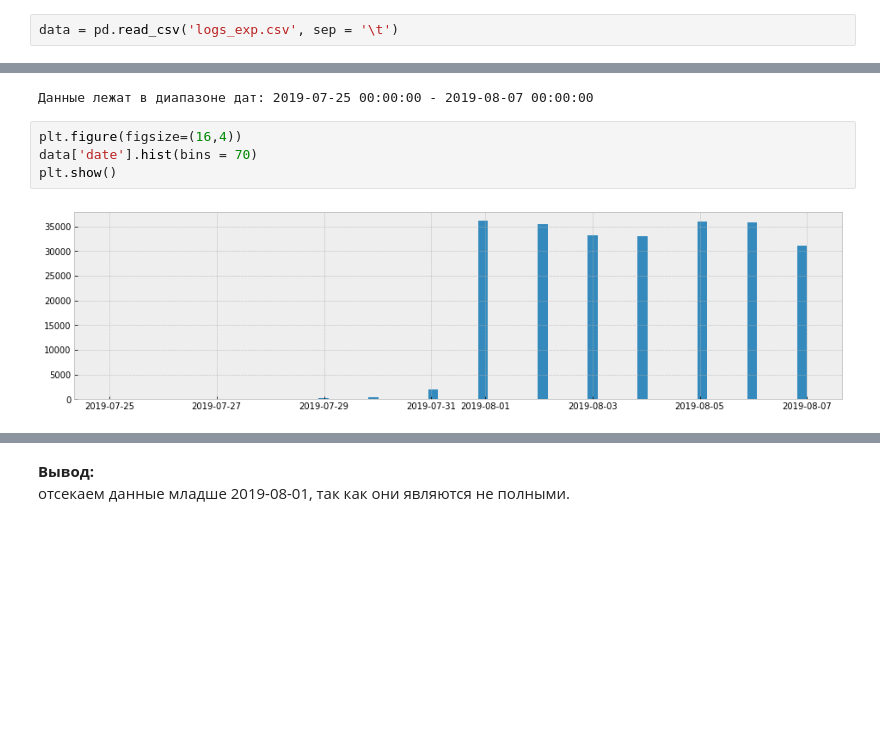
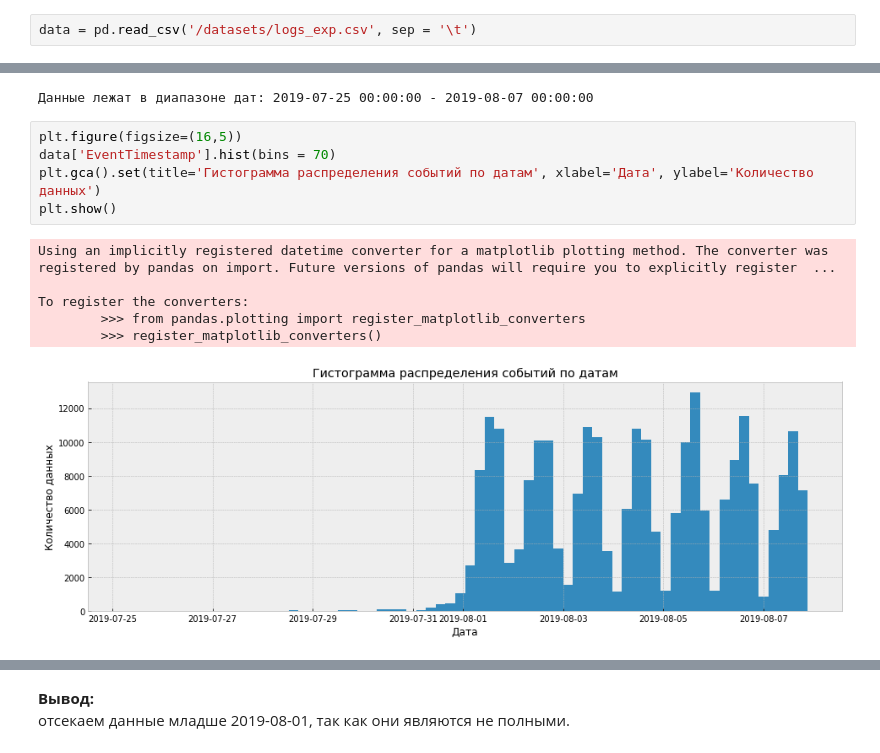
Before and after one commit to AntonDovgan/data-analysis-projects, a Jupyter notebook: event_analytics_in_mobile_app/event_analytics_in_mobile_app.ipynb, the cells around one changed output, grey strips where cells are left out. Cells and saved outputs as stored; diff of their text form; blank space fills up the shorter version.

```diff
--- a/event_analytics_in_mobile_app/event_analytics_in_mobile_app.ipynb
+++ b/event_analytics_in_mobile_app/event_analytics_in_mobile_app.ipynb
@@ -28,4 +97,4 @@ plt.style.use('bmh')
 # %% [markdown]
 # Подготовка данных к анализу
 # %%
-data = pd.read_csv('logs_exp.csv', sep = '\t')
+data = pd.read_csv('/datasets/logs_exp.csv', sep = '\t')
@@ -168,8 +283,14 @@ print('Данные лежат в диапазоне дат:', data['date'].min(
 # %% [output]
 Данные лежат в диапазоне дат: 2019-07-25 00:00:00 - 2019-08-07 00:00:00
 # %%
-plt.figure(figsize=(16,4))
-data['date'].hist(bins = 70)
+plt.figure(figsize=(16,5))
+data['EventTimestamp'].hist(bins = 70)
+plt.gca().set(title='Гистограмма распределения событий по датам', xlabel='Дата', ylabel='Количество данных')
 plt.show()
 # %% [output]
+Using an implicitly registered datetime converter for a matplotlib plotting method. The converter was registered by pandas on import. Future versions of pandas will require you to explicitly register  ...
+
+To register the converters:
+        >>> from pandas.plotting import register_matplotlib_converters
+        >>> register_matplotlib_converters()
-[figure, old version]
+[figure, new version]
```
Also changed, not shown: parts of 88 cells of this notebook, 1 other file.
